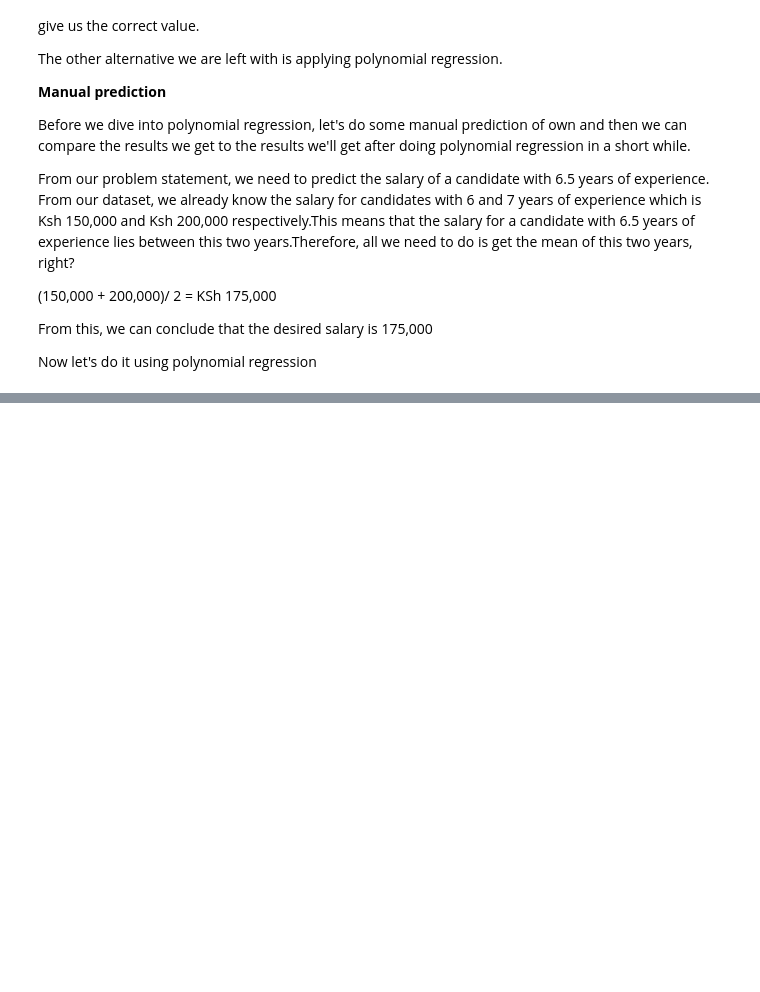
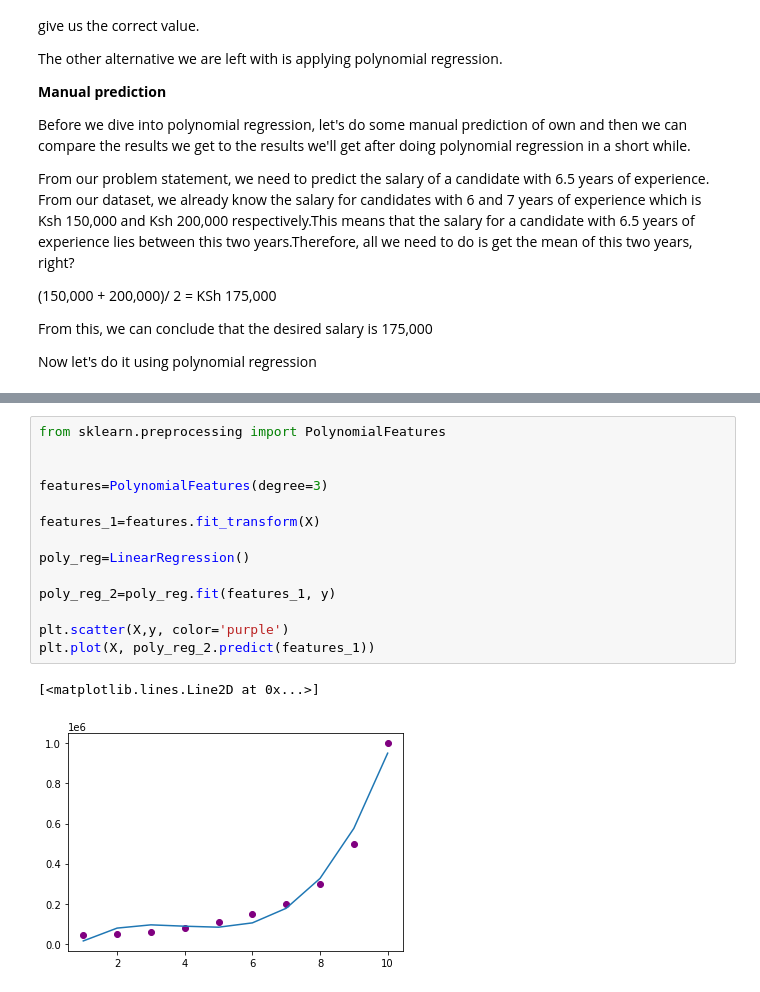
Before and after one commit to cnyakundi/machine-learning-001, a Jupyter notebook: Tuesday/polynomial_regression.ipynb, the cells around one changed output, grey strips where cells are left out. Drawn from its saved outputs; the diff is of its cells as text; blank space fills up the shorter version.

```diff
--- a/Tuesday/polynomial_regression.ipynb
+++ b/Tuesday/polynomial_regression.ipynb
@@ -189,0 +172,17 @@ Polynomial prediction: 158862
+# %%
+from sklearn.preprocessing import PolynomialFeatures
+
+
+features=PolynomialFeatures(degree=3)
+
+features_1=features.fit_transform(X)
+
+poly_reg=LinearRegression()
+
+poly_reg_2=poly_reg.fit(features_1, y)
+
+plt.scatter(X,y, color='purple')
+plt.plot(X, poly_reg_2.predict(features_1))
+# %% [output]
+[<matplotlib.lines.Line2D at 0x...>]
+[figure, added]
```
Also changed, not shown: parts of 19 cells of this notebook, 8 other files.
